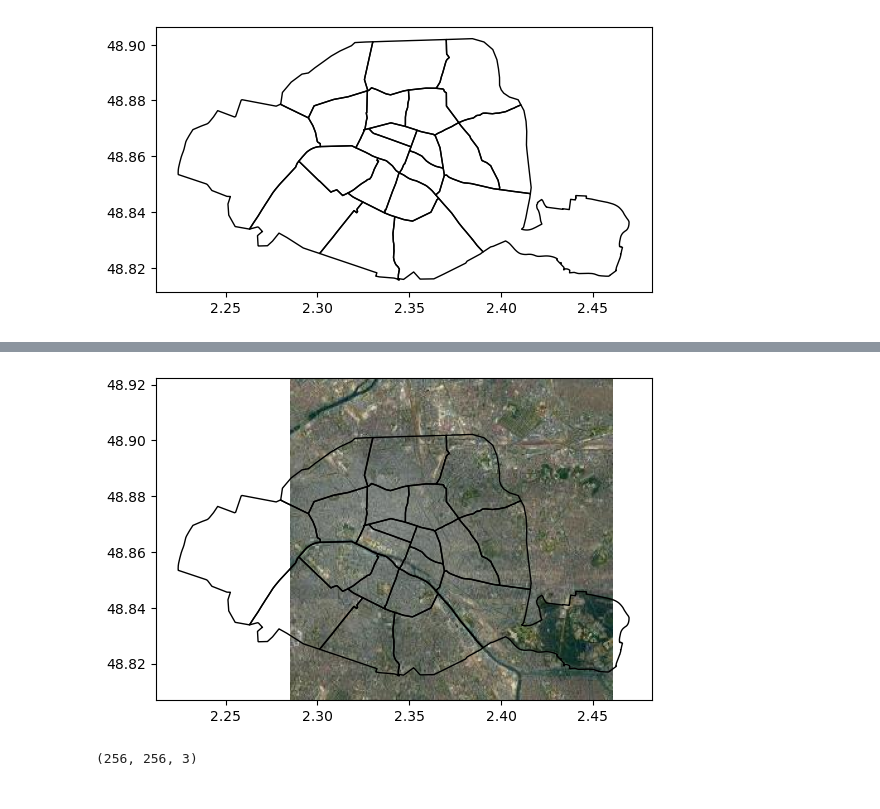
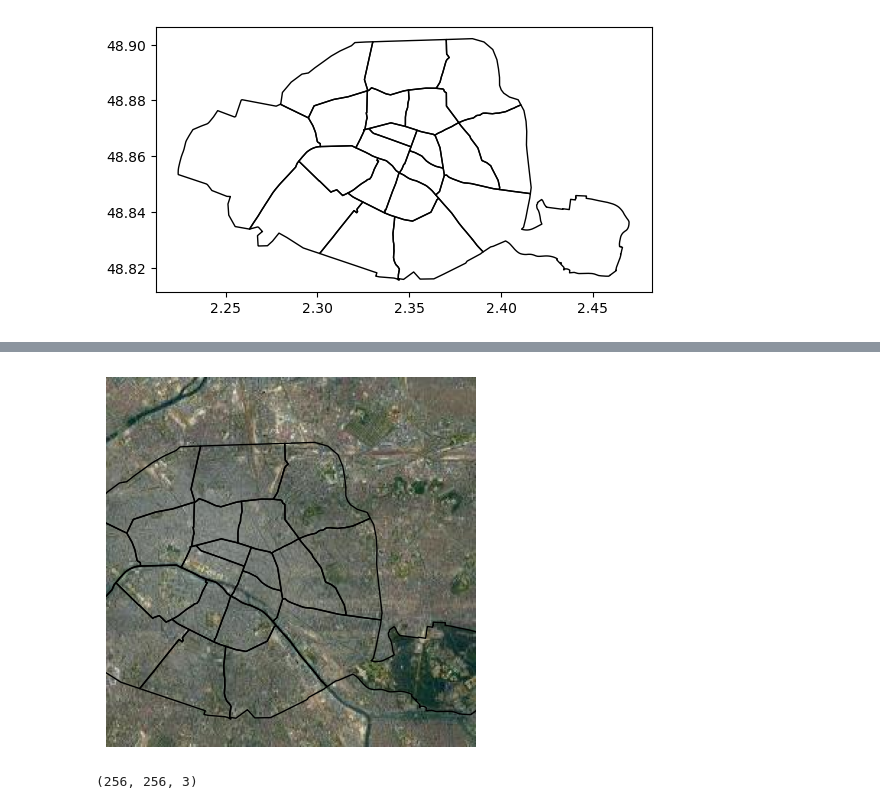
Before and after one commit to CyrilJl/Mathematical-Tours, a Jupyter notebook: GIS/Query GoogleMaps Satellites Tiles.ipynb, the cells around one changed output, grey strips where cells are left out. Saved outputs shown, nothing was run; the diff lists cells and outputs as text; code cells hidden in the pictures.

```diff
--- a/GIS/Query GoogleMaps Satellites Tiles.ipynb
+++ b/GIS/Query GoogleMaps Satellites Tiles.ipynb
@@ -13,7 +17,9 @@ import geopandas as gpd
 import matplotlib.pyplot as plt
 import numpy as np
 import requests
-from geometry_utils import get_coordinates
+import rioxarray as rio
+import xarray as xr
+from geometry_utils import encode_dataset, get_coordinates
 from PIL import Image
 from shapely.geometry import box
 
@@ -21,7 +27,7 @@ from shapely.geometry import box
 def download_tile(lon, lat, zoom):
     xtile, ytile = lon_lat_to_tile_coords(lon, lat, zoom)
     tile = url_to_numpy_array(get_url_coords(zoom, lon, lat))
-    xmin, ymin, xmax, ymax = tile_corners(xtile, ytile, zoom)
+    xmax, ymax, xmin, ymin = tile_corners(xtile, ytile, zoom)
     bounds = xmin, ymin, xmax, ymax
     xtile = url_to_numpy_array(get_url_coords(zoom=zoom, lon=lon, lat=lat))
     dx = (xmax-xmin)/256
@@ -29,6 +35,15 @@ def download_tile(lon, lat, zoom):
     x = xmin+dx/2 + dx*np.arange(256)
     y = ymin+dy/2 + dy*np.arange(256)
     return x, y, tile, gpd.GeoSeries([box(*bounds)], crs=4326)
+
+
+def to_raster(x, y, tile):
+    ds = xr.Dataset({'red': (['y', 'x'], np.flip(tile[:, :, 0], axis=0)),
+                     'green': (['y', 'x'], np.flip(tile[:, :, 1], axis=0)),
+                     'blue': (['y', 'x'], np.flip(tile[:, :, 2], axis=0))},
+                    coords={'y': (['y'], y), 'x': (['x'], x)})
+    encode_dataset(ds, crs=4326)
+    return ds
 
 
 def num2deg(xtile, ytile, zoom):
@@ -40,12 +55,8 @@ def num2deg(xtile, ytile, zoom):
 
 
 def tile_corners(xtile, ytile, zoom):
-    lat_nw, lon_nw = num2deg(xtile+1, ytile+1, zoom)
-    lat_se, lon_se = num2deg(xtile+0, ytile+0, zoom)
-    xmin = lon_nw
-    ymin = lat_se
-    xmax = lon_se
-    ymax = lat_nw
+    ymax, xmin = num2deg(xtile+1, ytile+1, zoom)
+    ymin, xmax = num2deg(xtile+0, ytile+0, zoom)
     return xmin, ymin, xmax, ymax
 
 
@@ -61,8 +72,11 @@ def url_to_numpy_array(url):
 
 def plot(tile, extent=None, show=True):
     plt.imshow(tile, extent=extent)
-    plt.axis('off')
     plt.gca().set_aspect('equal')
+    if extent is not None:
+        plt.xlim(extent[0], extent[1])
+        plt.ylim(extent[2], extent[3])
+    plt.gca().axis('off')
     if show:
         plt.show()
 
@@ -102,11 +116,9 @@ lon, lat
 # %%
 x, y, tile, box_tile = download_tile(lon=lon, lat=lat, zoom=11)
 xmin, ymin, xmax, ymax = box_tile.total_bounds
 plot(tile=tile, extent=(xmin, xmax, ymin, ymax),  show=False)
-
 paris.plot(ax=plt.gca(), fc='none', zorder=8)
-plt.gca().axis('on')
 plt.show()
 # %% [output]
-[figure, old version]
+[figure, new version]
 # %%
```
Also changed, not shown: parts of 7 cells of this notebook.
